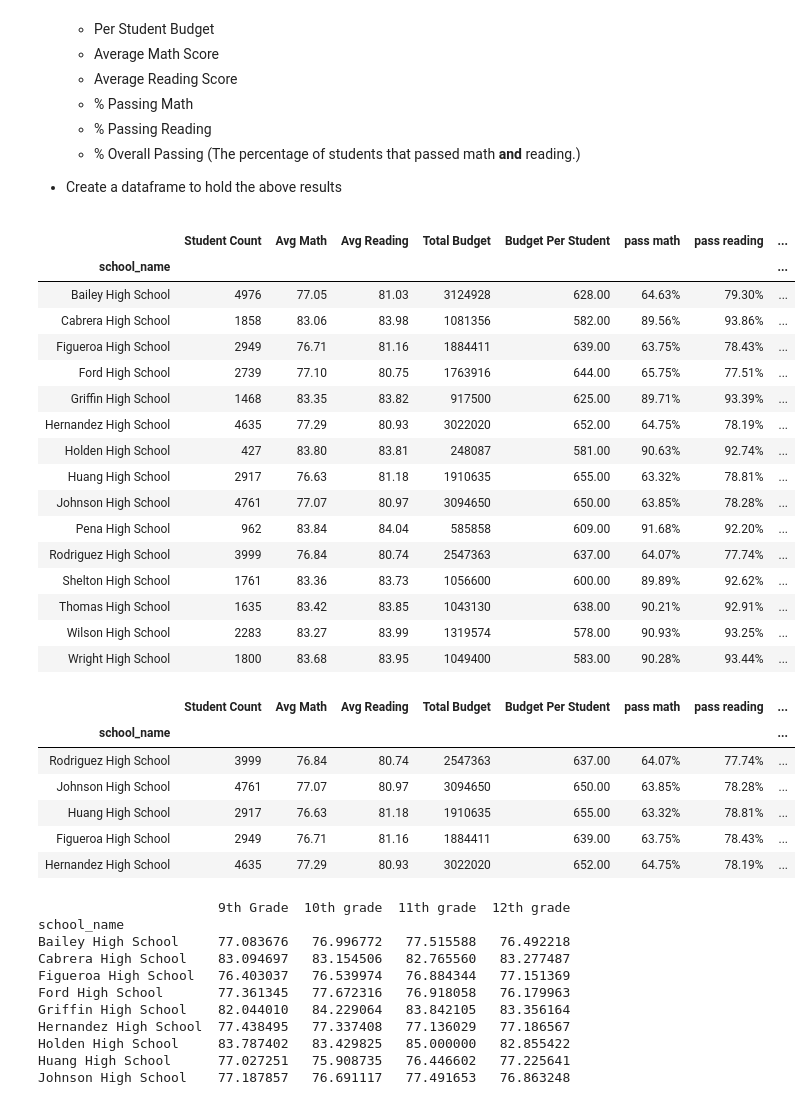
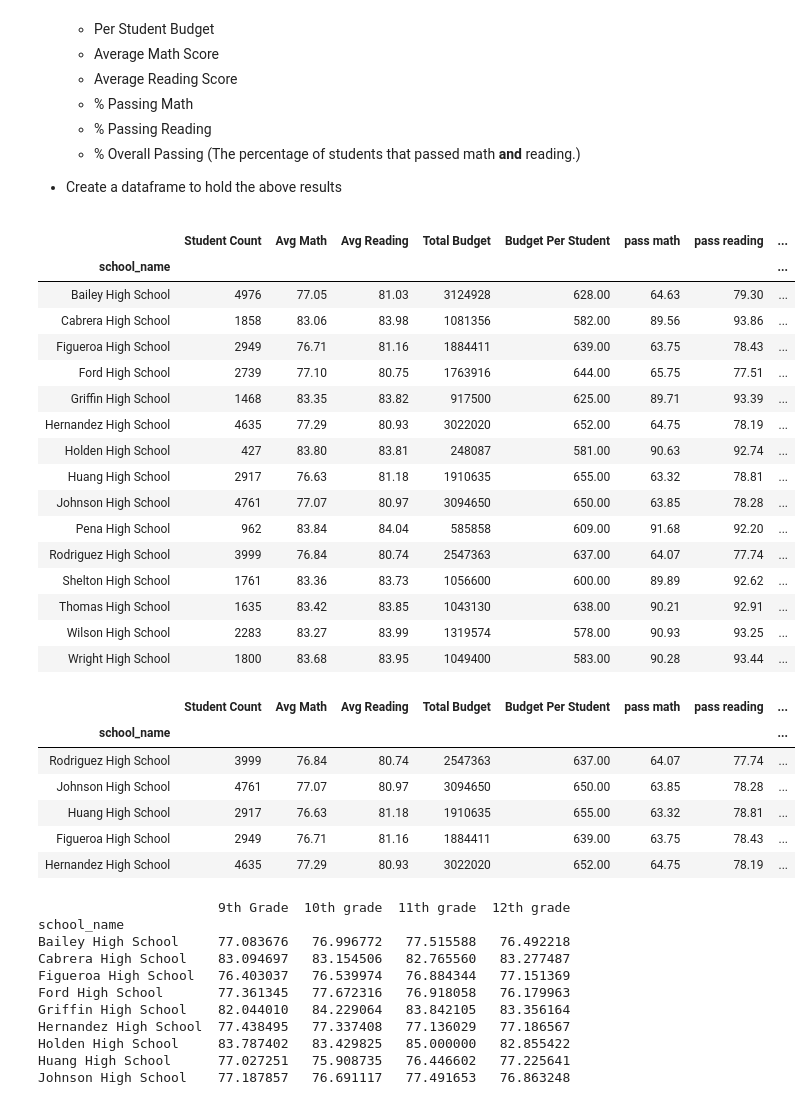
Before and after one commit to DerekTeed/pandas-challenge, a Jupyter notebook: PyCitySchools/PyCitySchools.ipynb, the cells around one changed output. Saved outputs shown, nothing was run; the diff lists cells and outputs as text; code cells hidden in the pictures.

```diff
--- a/PyCitySchools/PyCitySchools.ipynb
+++ b/PyCitySchools/PyCitySchools.ipynb
@@ -168,51 +168,51 @@ del schoolGroup1['Student ID']
 schoolGroup1['Avg Math'] = schoolGroup["math_score"].mean()
 schoolGroup1["Avg Math"] = schoolGroup1["Avg Math"].astype(float).map("{:.2f}".format)
 
 # #Average Reading Score, Correct
 schoolGroup1['Avg Reading'] = schoolGroup["reading_score"].mean()
 schoolGroup1["Avg Reading"] = schoolGroup1["Avg Reading"].astype(float).map("{:.2f}".format)
 
 #Total Budget, correct
 schoolGroup1['Total Budget'] = schoolGroup['budget'].max()
 
 #Per Student Budget
 schoolGroup1['Budget Per Student'] = schoolGroup1['Total Budget']/schoolGroup1['Student Count']
 schoolGroup1['Budget Per Student'] = schoolGroup1['Budget Per Student'].astype(float).map("{:.2f}".format)
 
 #Average Passing Math # for avg math score >70
 pass_math = school_data_complete.loc[(school_data_complete['math_score'] > 70)]
 pass_math = pass_math.groupby(['school_name']).count()
 schoolGroup1['pass math'] = (pass_math['Student ID']/schoolGroup1['Student Count'])*100
-schoolGroup1['pass math'] = schoolGroup1['pass math'].map("{:.2f}%".format)
+schoolGroup1['pass math'] = schoolGroup1['pass math'].map("{:.2f}".format)
 
 pass_read = school_data_complete.loc[(school_data_complete['reading_score'] > 70)]
 pass_read = pass_read.groupby(['school_name']).count()
 schoolGroup1['pass reading'] = (pass_read['reading_score']/schoolGroup1['Student Count'])*100
-schoolGroup1['pass reading'] = schoolGroup1['pass reading'].map("{:.2f}%".format)
+schoolGroup1['pass reading'] = schoolGroup1['pass reading'].map("{:.2f}".format)
 
 both_pass = school_data_complete.loc[(school_data_complete['reading_score'] > 70) & (school_data_complete['math_score'] > 70)]
 both_pass = both_pass.groupby(['school_name']).count()
 schoolGroup1['Pass Read/Math'] = (both_pass['reading_score']/schoolGroup1['Student Count'])*100
-schoolGroup1['Pass Read/Math'] = schoolGroup1['Pass Read/Math'].map("{:.2f}%".format)
+schoolGroup1['Pass Read/Math'] = schoolGroup1['Pass Read/Math'].map("{:.2f}".format)
 schoolGroup1
 # %% [output]
 |  | Student Count | Avg Math | Avg Reading | Total Budget | Budget Per Student | pass math | pass reading | ... |
 | school_name |  |  |  |  |  |  |  | ... |
-| Bailey High School | 4976 | 77.05 | 81.03 | 3124928 | 628.00 | 64.63% | 79.30% | ... |
-| Cabrera High School | 1858 | 83.06 | 83.98 | 1081356 | 582.00 | 89.56% | 93.86% | ... |
-| Figueroa High School | 2949 | 76.71 | 81.16 | 1884411 | 639.00 | 63.75% | 78.43% | ... |
-| Ford High School | 2739 | 77.10 | 80.75 | 1763916 | 644.00 | 65.75% | 77.51% | ... |
-| Griffin High School | 1468 | 83.35 | 83.82 | 917500 | 625.00 | 89.71% | 93.39% | ... |
-| Hernandez High School | 4635 | 77.29 | 80.93 | 3022020 | 652.00 | 64.75% | 78.19% | ... |
-| Holden High School | 427 | 83.80 | 83.81 | 248087 | 581.00 | 90.63% | 92.74% | ... |
-| Huang High School | 2917 | 76.63 | 81.18 | 1910635 | 655.00 | 63.32% | 78.81% | ... |
-| Johnson High School | 4761 | 77.07 | 80.97 | 3094650 | 650.00 | 63.85% | 78.28% | ... |
-| Pena High School | 962 | 83.84 | 84.04 | 585858 | 609.00 | 91.68% | 92.20% | ... |
-| Rodriguez High School | 3999 | 76.84 | 80.74 | 2547363 | 637.00 | 64.07% | 77.74% | ... |
-| Shelton High School | 1761 | 83.36 | 83.73 | 1056600 | 600.00 | 89.89% | 92.62% | ... |
-| Thomas High School | 1635 | 83.42 | 83.85 | 1043130 | 638.00 | 90.21% | 92.91% | ... |
-| Wilson High School | 2283 | 83.27 | 83.99 | 1319574 | 578.00 | 90.93% | 93.25% | ... |
-| Wright High School | 1800 | 83.68 | 83.95 | 1049400 | 583.00 | 90.28% | 93.44% | ... |
+| Bailey High School | 4976 | 77.05 | 81.03 | 3124928 | 628.00 | 64.63 | 79.30 | ... |
+| Cabrera High School | 1858 | 83.06 | 83.98 | 1081356 | 582.00 | 89.56 | 93.86 | ... |
+| Figueroa High School | 2949 | 76.71 | 81.16 | 1884411 | 639.00 | 63.75 | 78.43 | ... |
+| Ford High School | 2739 | 77.10 | 80.75 | 1763916 | 644.00 | 65.75 | 77.51 | ... |
+| Griffin High School | 1468 | 83.35 | 83.82 | 917500 | 625.00 | 89.71 | 93.39 | ... |
+| Hernandez High School | 4635 | 77.29 | 80.93 | 3022020 | 652.00 | 64.75 | 78.19 | ... |
+| Holden High School | 427 | 83.80 | 83.81 | 248087 | 581.00 | 90.63 | 92.74 | ... |
+| Huang High School | 2917 | 76.63 | 81.18 | 1910635 | 655.00 | 63.32 | 78.81 | ... |
+| Johnson High School | 4761 | 77.07 | 80.97 | 3094650 | 650.00 | 63.85 | 78.28 | ... |
+| Pena High School | 962 | 83.84 | 84.04 | 585858 | 609.00 | 91.68 | 92.20 | ... |
+| Rodriguez High School | 3999 | 76.84 | 80.74 | 2547363 | 637.00 | 64.07 | 77.74 | ... |
+| Shelton High School | 1761 | 83.36 | 83.73 | 1056600 | 600.00 | 89.89 | 92.62 | ... |
+| Thomas High School | 1635 | 83.42 | 83.85 | 1043130 | 638.00 | 90.21 | 92.91 | ... |
+| Wilson High School | 2283 | 83.27 | 83.99 | 1319574 | 578.00 | 90.93 | 93.25 | ... |
+| Wright High School | 1800 | 83.68 | 83.95 | 1049400 | 583.00 | 90.28 | 93.44 | ... |
 # %%
 #top5 school overall passing, Cannot differential type
 #schoolGroup['Type'] = schoolGroup['type']
@@ -226,11 +226,11 @@ bottom_five.head()
 # %% [output]
 |  | Student Count | Avg Math | Avg Reading | Total Budget | Budget Per Student | pass math | pass reading | ... |
 | school_name |  |  |  |  |  |  |  | ... |
-| Rodriguez High School | 3999 | 76.84 | 80.74 | 2547363 | 637.00 | 64.07% | 77.74% | ... |
-| Johnson High School | 4761 | 77.07 | 80.97 | 3094650 | 650.00 | 63.85% | 78.28% | ... |
-| Huang High School | 2917 | 76.63 | 81.18 | 1910635 | 655.00 | 63.32% | 78.81% | ... |
-| Figueroa High School | 2949 | 76.71 | 81.16 | 1884411 | 639.00 | 63.75% | 78.43% | ... |
-| Hernandez High School | 4635 | 77.29 | 80.93 | 3022020 | 652.00 | 64.75% | 78.19% | ... |
+| Rodriguez High School | 3999 | 76.84 | 80.74 | 2547363 | 637.00 | 64.07 | 77.74 | ... |
+| Johnson High School | 4761 | 77.07 | 80.97 | 3094650 | 650.00 | 63.85 | 78.28 | ... |
+| Huang High School | 2917 | 76.63 | 81.18 | 1910635 | 655.00 | 63.32 | 78.81 | ... |
+| Figueroa High School | 2949 | 76.71 | 81.16 | 1884411 | 639.00 | 63.75 | 78.43 | ... |
+| Hernandez High School | 4635 | 77.29 | 80.93 | 3022020 | 652.00 | 64.75 | 78.19 | ... |
 # %%
 #Math Scores by Grade
 grade_group9 = school_data_complete.loc[(school_data_complete['grade'] == '9th')]
```
Also changed, not shown: parts of 3 cells of this notebook, 2 other files.
